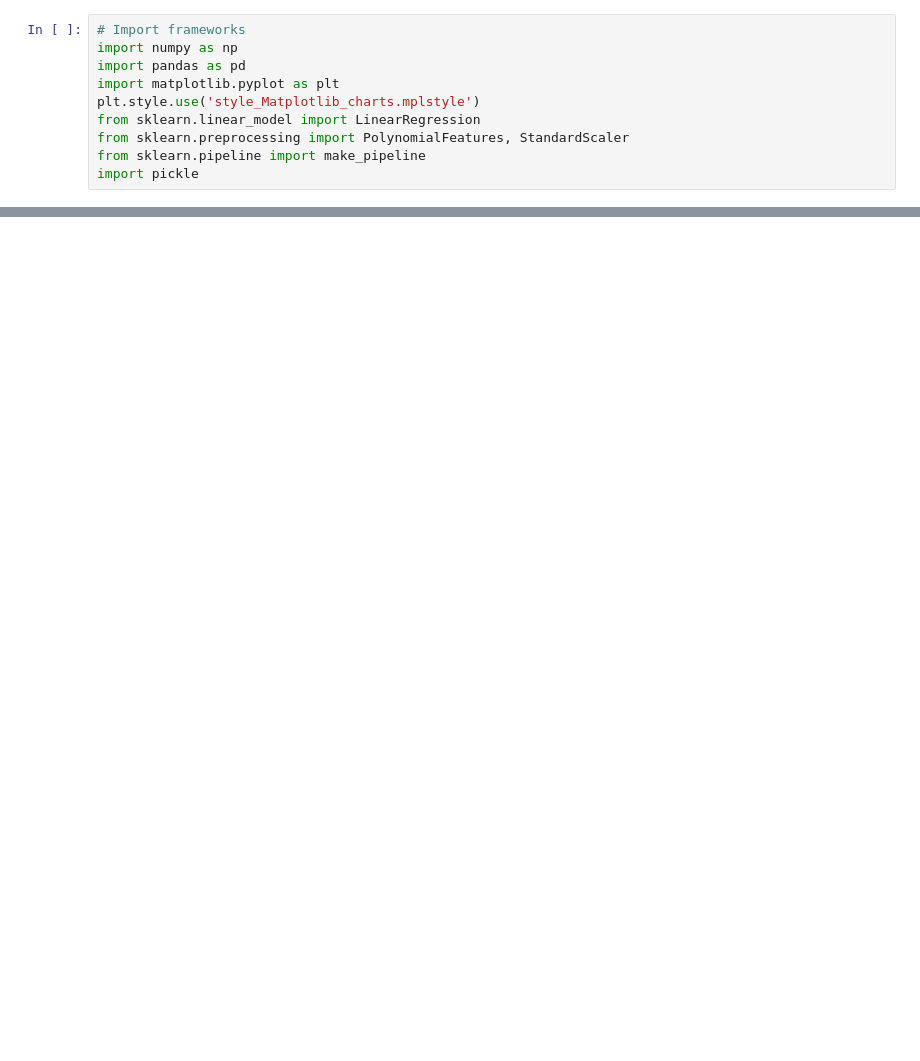
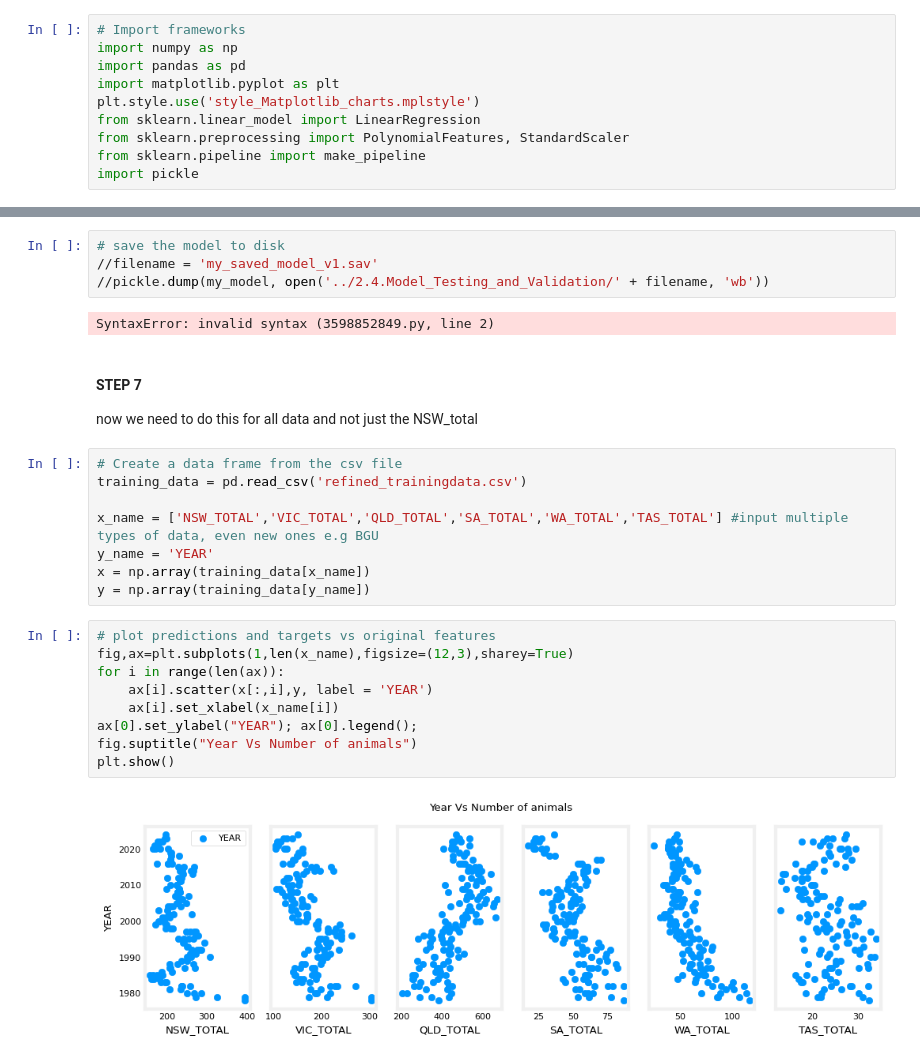
Before and after one commit to TempeHS/2025-SE-Dash-J-Task2, a Jupyter notebook: ipynb/Linear_regression.ipynb, the cells around one changed output, grey strips where cells are left out. Saved outputs shown, nothing was run; the diff lists cells and outputs as text; blank space fills up the shorter version.

```diff
--- a/ipynb/Linear_regression.ipynb
+++ b/ipynb/Linear_regression.ipynb
@@ -48,0 +95,30 @@ model = make_pipeline(PolynomialFeatures(degree), StandardScaler(), LinearRegres
+# %%
+# save the model to disk
+//filename = 'my_saved_model_v1.sav'
+//pickle.dump(my_model, open('../2.4.Model_Testing_and_Validation/' + filename, 'wb'))
+# %% [output]
+SyntaxError: invalid syntax (3598852849.py, line 2)
+# %% [markdown]
+#### STEP 7
+
+
+now we need to do this for all data and not just the NSW_total
+# %%
+# Create a data frame from the csv file
+training_data = pd.read_csv('refined_trainingdata.csv')
+
+x_name = ['NSW_TOTAL','VIC_TOTAL','QLD_TOTAL','SA_TOTAL','WA_TOTAL','TAS_TOTAL'] #input multiple types of data, even new ones e.g BGU
+y_name = 'YEAR'
+x = np.array(training_data[x_name])
+y = np.array(training_data[y_name])
+# %%
+# plot predictions and targets vs original features
+fig,ax=plt.subplots(1,len(x_name),figsize=(12,3),sharey=True)
+for i in range(len(ax)):
+    ax[i].scatter(x[:,i],y, label = 'YEAR')
+    ax[i].set_xlabel(x_name[i])
+ax[0].set_ylabel("YEAR"); ax[0].legend();
+fig.suptitle("Year Vs Number of animals")
+plt.show()
+# %% [output]
+[figure, added]
```
Also changed, not shown: parts of 14 cells of this notebook, 6 other files.
